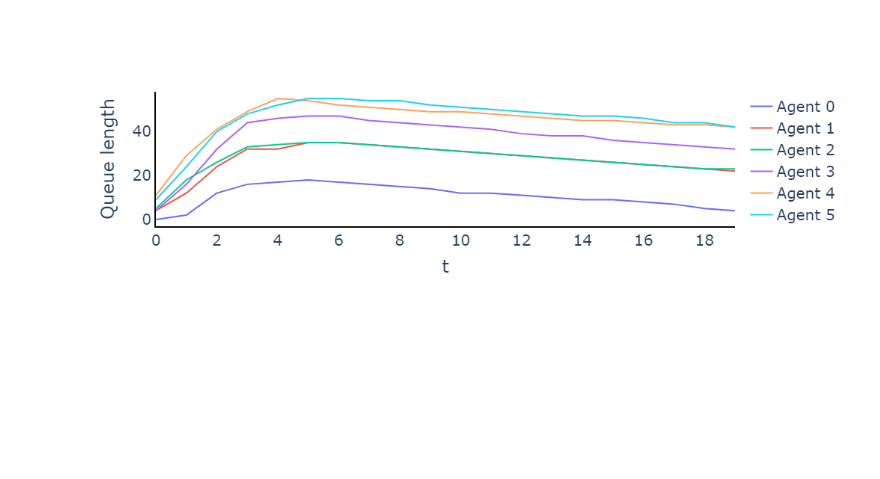
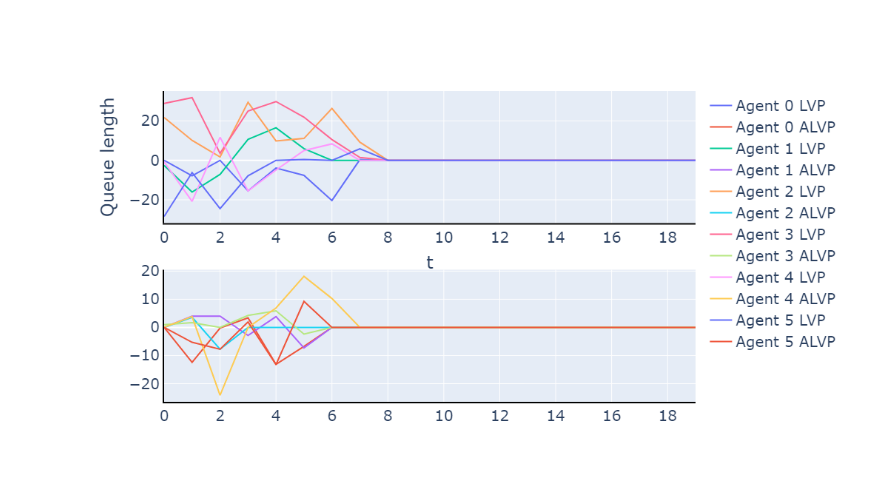
Before and after one commit to HelBorg/Load_Balancing_numpy, a Jupyter notebook: Untitled.ipynb, the cells around one changed output. Saved outputs shown, nothing was run; the diff lists cells and outputs as text; code cells hidden in the pictures; blank space fills up the shorter version.

```diff
--- a/Untitled.ipynb
+++ b/Untitled.ipynb
@@ -33,12 +47,7 @@ pars.params_dict = {
     "alpha": [0.07, 0.09, 0.11][1]
 }
 # %%
-logging.basicConfig(filename=f'cache/loggs/_loggs_lvp.log', filemode='w', level=logging.INFO)
-productivity = 10
-agents = [Agent(id, productivity, generate_tasks=True) for id in range(number_of_agents)]
-
-
 alg_lvp = LbAlgorithm(agents=agents, params=pars)
-alg_lvp.run(num_steps=20, accelerate=False)
+alg_lvp.run(num_steps=20, accelerate=False, generate_neigh=generate)
 lvp_seq = alg_lvp.sequence
 # %% [output]
@@ -45,0 +74,14 @@ AttributeError: 'LbAlgorithm' object has no attribute 'b'
+# %%
+logging.basicConfig(filename=f'cache/loggs/_loggs_alvp.log', filemode='w', level=logging.INFO)
+pars.params_dict = {
+    "L": 7.1,
+    "mu": 0.9,
+    "h": 0.2,
+    "eta": 0.8,
+    "gamma": [[0.07, 0.09, 0.11][2]],
+    "alpha": [0.07, 0.09, 0.11][1]
+}
+generate = False
+
+alg_alvp = LbAlgorithm(agents=agents, params=pars)
+alg_alvp.run(num_steps=20, accelerate=True, generate_neigh=generate)
@@ -46,20 +140,31 @@ AttributeError: 'LbAlgorithm' object has no attribute 'b'
 # %%
 layout = go.Layout(plot_bgcolor='rgba(0,0,0,0)')
-fig = go.Figure(layout=layout)
+fig = make_subplots(rows=2, cols=1)
+
 for i in range(number_of_agents):
-    sequence = [j[i] for j in alg.sequence_2]
+    sequence = [j[i] for j in alg_lvp.sequence]
     fig.add_trace(go.Scatter(y=sequence,
                                          x=list(range(len(sequence))),
-                                         name=f"Agent {i}",
-                                         mode="lines"))
+                                         name=f"Agent {i} LVP",
+                                         mode="lines"),
+                 row=1, col=1)
+
+
+    sequence = [j[i] for j in alg_alvp.sequence]
+    fig.add_trace(go.Scatter(y=sequence,
+                                         x=list(range(len(sequence))),
+                                         name=f"Agent {i} ALVP",
+                                         mode="lines"),
+                 row=2, col=1)
 
 fig.update_layout(
     xaxis_title="t",
     yaxis_title="Queue length",
-    font = dict(size = 20)
+    font = dict(size = 20),
+    height=600,
 )
 fig.update_xaxes(showline=True, linewidth=2, linecolor='black', gridcolor='white')
 fig.update_yaxes(showline=True, linewidth=2, linecolor='black', gridcolor='white')
 fig.show()
 # %% [output]
-[figure, old version]
+[figure, new version]
```
Also changed, not shown: parts of 13 cells of this notebook, 9 other files.
